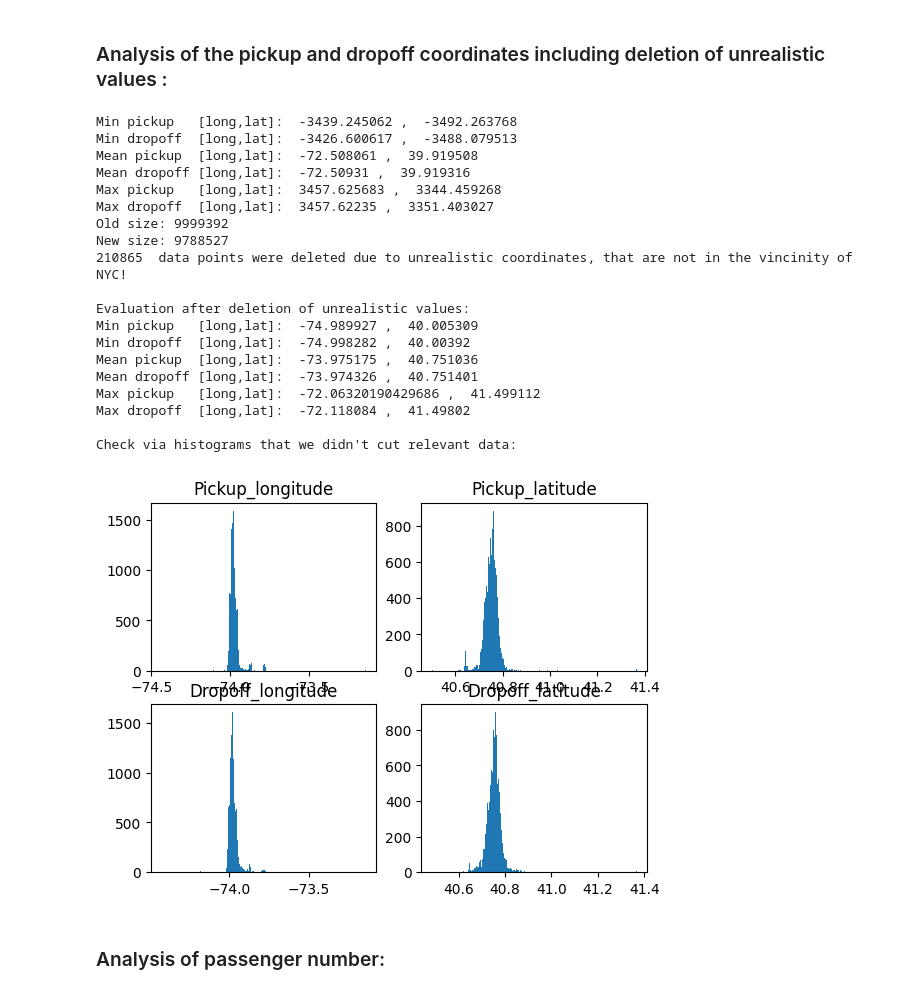
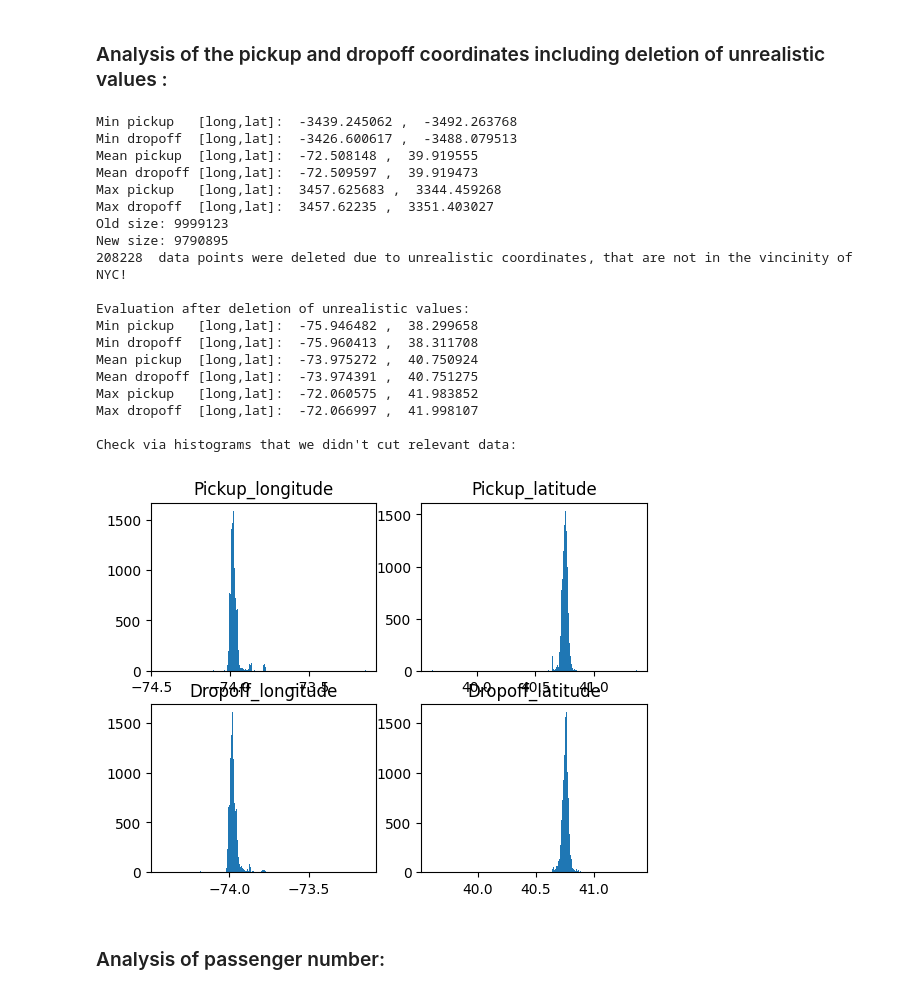
Before and after one commit to Lucscom/MLA_Kaggle_NY_Taxi, a Jupyter notebook: nyc-taxi-fare-starter-kernel-simple-linear-model.ipynb, the cells around one changed output. Cells and saved outputs as stored; diff of their text form; code cells hidden in the pictures.

```diff
--- a/nyc-taxi-fare-starter-kernel-simple-linear-model.ipynb
+++ b/nyc-taxi-fare-starter-kernel-simple-linear-model.ipynb
@@ -92,7 +92,7 @@ print("Number of plotted datapoints:",len(train_df.fare_amount[:evalNumber]))
 train_df_negativeFares = train_df[(train_df.fare_amount <= 0)]
 print(len(train_df_negativeFares), "unrealistic fare values <= 0 need to be deleted!")
 print('Old size: %d' % len(train_df))
-train_df = train_df[(train_df.fare_amount >= 0)]
+train_df = train_df[(train_df.fare_amount > 0)]
 train_df = train_df[(train_df.fare_amount <= 250)]
 print('New size: %d' % len(train_df))
 
@@ -124,10 +124,10 @@ plt.show()
 # %%
 # some stats about our coordinates
 # Expectations based on the coordinates of NYC and its surrounding:
-longMin = -75
+longMin = -76
 longMax = -72
-latMin = 40
-latMax = 41.5
+latMin = 38
+latMax = 42
 
 # # NYC-Map to see coordinates frame
 # plt.imshow(plt.imread("../input/images/mapNYC_area.jpg"))
@@ -144,10 +144,10 @@ print("Max dropoff  [long,lat]: ", np.max(train_df.dropoff_longitude),", ",np.ma
 # find unrealistic coordinates & remove datapoints
 oldLen = len(train_df)
 print('Old size: %d' % len(train_df))
-train_df = train_df[(train_df.pickup_longitude > longMin) & (train_df.pickup_longitude < longMax)
-                   & (train_df.dropoff_longitude > longMin) & (train_df.dropoff_longitude < longMax)
-                   & (train_df.pickup_latitude > latMin) & (train_df.pickup_latitude < latMax)
-                   & (train_df.dropoff_latitude > latMin) & (train_df.dropoff_latitude < latMax)]
+train_df = train_df[(train_df.pickup_longitude >= longMin) & (train_df.pickup_longitude <= longMax)
+                   & (train_df.dropoff_longitude >= longMin) & (train_df.dropoff_longitude <= longMax)
+                   & (train_df.pickup_latitude >= latMin) & (train_df.pickup_latitude <= latMax)
+                   & (train_df.dropoff_latitude >= latMin) & (train_df.dropoff_latitude <= latMax)]
 print('New size: %d' % len(train_df))
 print(oldLen -len(train_df)," data points were deleted due to unrealistic coordinates, that are not in the vincinity of NYC!")
 
@@ -161,45 +161,45 @@ print("Max dropoff  [long,lat]: ", np.max(train_df.dropoff_longitude),", ",np.ma
 
 #plot coordinates
 print("\nCheck via histograms that we didn't cut relevant data:")
 fig1 = plt.figure()
 
 plt.subplot(2, 2, 1)
 plt.hist(train_df.pickup_longitude[:evalNumber], bins=200)
 plt.title("Pickup_longitude")
 
 plt.subplot(2, 2, 2)
 plt.hist(train_df.pickup_latitude[:evalNumber], bins=200)
 plt.title("Pickup_latitude")
 
 plt.subplot(2, 2, 3)
 plt.hist(train_df.dropoff_longitude[:evalNumber], bins=200)
 plt.title("Dropoff_longitude")
 
 plt.subplot(2, 2, 4)
 plt.hist(train_df.dropoff_latitude[:evalNumber], bins=200)
 plt.title("Dropoff_latitude")
 plt.show()
 # %% [output]
 Min pickup   [long,lat]:  -3439.245062 ,  -3492.263768
 Min dropoff  [long,lat]:  -3426.600617 ,  -3488.079513
-Mean pickup  [long,lat]:  -72.508061 ,  39.919508
-Mean dropoff [long,lat]:  -72.50931 ,  39.919316
+Mean pickup  [long,lat]:  -72.508148 ,  39.919555
+Mean dropoff [long,lat]:  -72.509597 ,  39.919473
 Max pickup   [long,lat]:  3457.625683 ,  3344.459268
 Max dropoff  [long,lat]:  3457.62235 ,  3351.403027
-Old size: 9999392
-New size: 9788527
-210865  data points were deleted due to unrealistic coordinates, that are not in the vincinity of NYC!
+Old size: 9999123
+New size: 9790895
+208228  data points were deleted due to unrealistic coordinates, that are not in the vincinity of NYC!
 
 Evaluation after deletion of unrealistic values:
-Min pickup   [long,lat]:  -74.989927 ,  40.005309
-Min dropoff  [long,lat]:  -74.998282 ,  40.00392
-Mean pickup  [long,lat]:  -73.975175 ,  40.751036
-Mean dropoff [long,lat]:  -73.974326 ,  40.751401
-Max pickup   [long,lat]:  -72.06320190429686 ,  41.499112
-Max dropoff  [long,lat]:  -72.118084 ,  41.49802
+Min pickup   [long,lat]:  -75.946482 ,  38.299658
+Min dropoff  [long,lat]:  -75.960413 ,  38.311708
+Mean pickup  [long,lat]:  -73.975272 ,  40.750924
+Mean dropoff [long,lat]:  -73.974391 ,  40.751275
+Max pickup   [long,lat]:  -72.060575 ,  41.983852
+Max dropoff  [long,lat]:  -72.066997 ,  41.998107
 
 Check via histograms that we didn't cut relevant data:
-[figure, old version]
+[figure, new version]
 # %% [markdown]
 ### Analysis of passenger number:
 # %%
```
Also changed, not shown: parts of 16 cells of this notebook, 2 other files.
